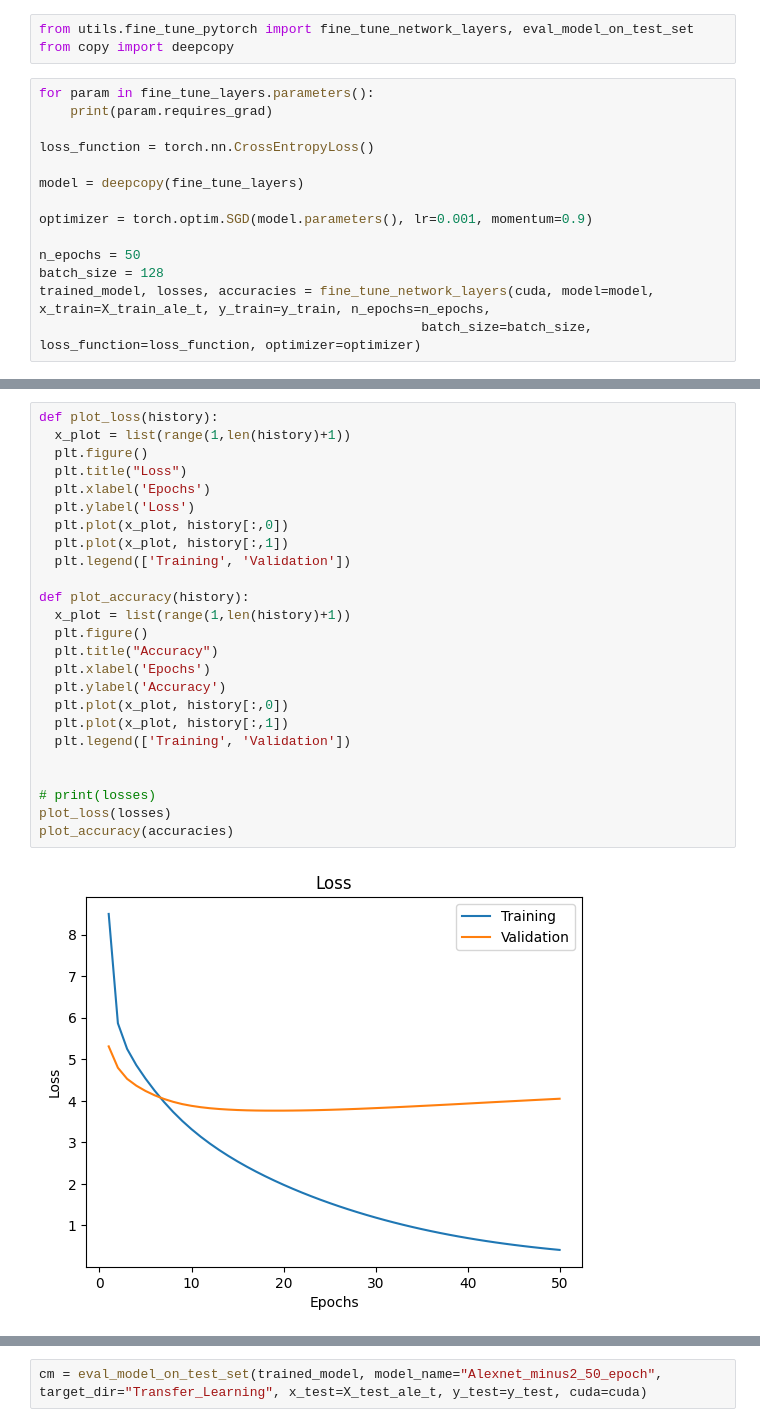
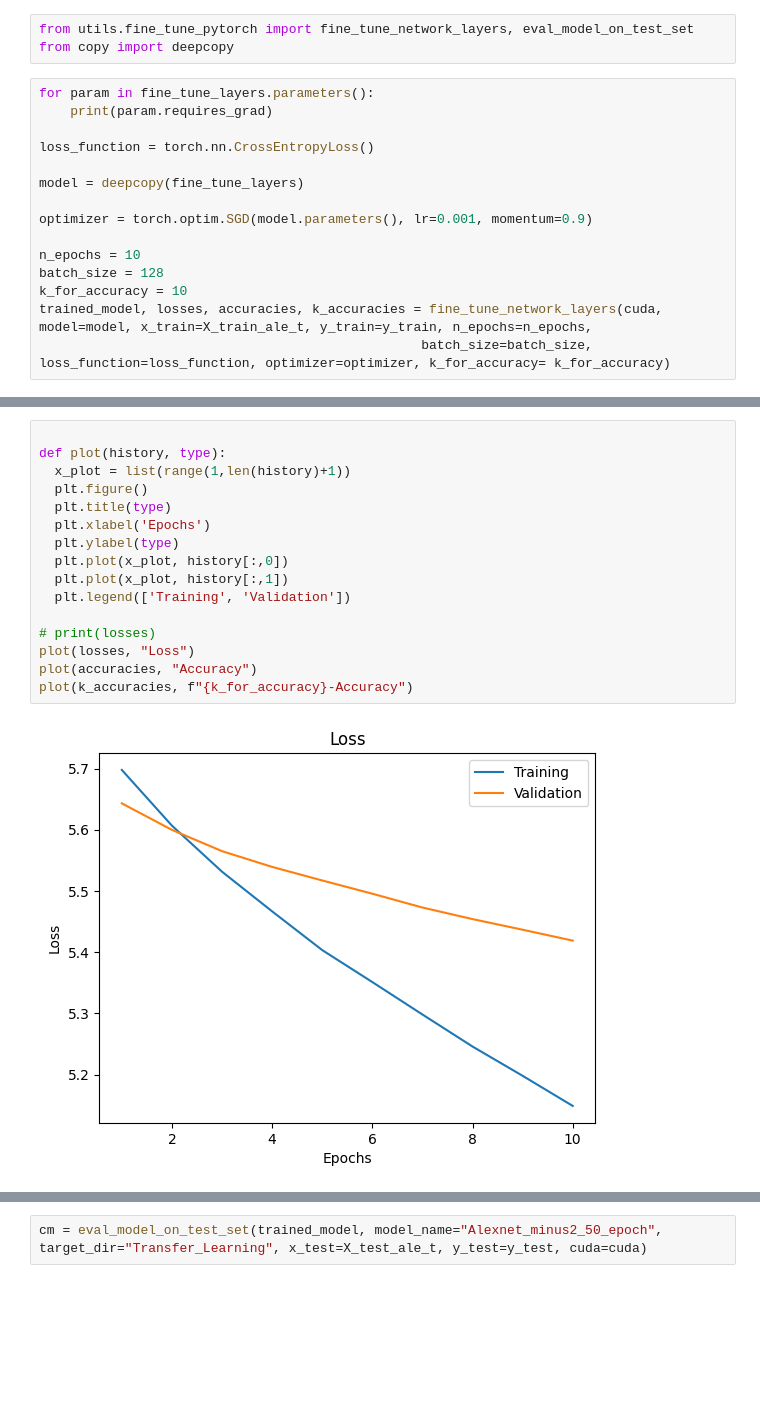
Before and after one commit to Adri261/progettoVIPM, a Jupyter notebook: Transfer_Learning/transfer-learning-with-alexnet.ipynb, the cells around one changed output, grey strips where cells are left out. Saved outputs shown, nothing was run; the diff lists cells and outputs as text; blank space fills up the shorter version.

Commit message:
implemented k-accuracy

```diff
--- a/Transfer_Learning/transfer-learning-with-alexnet.ipynb
+++ b/Transfer_Learning/transfer-learning-with-alexnet.ipynb
@@ -236,8 +236,9 @@ model = deepcopy(fine_tune_layers)
 
 optimizer = torch.optim.SGD(model.parameters(), lr=0.001, momentum=0.9)
 
-n_epochs = 50
+n_epochs = 10
 batch_size = 128
-trained_model, losses, accuracies = fine_tune_network_layers(cuda, model=model, x_train=X_train_ale_t, y_train=y_train, n_epochs=n_epochs,
-                                                 batch_size=batch_size, loss_function=loss_function, optimizer=optimizer)
+k_for_accuracy = 10
+trained_model, losses, accuracies, k_accuracies = fine_tune_network_layers(cuda, model=model, x_train=X_train_ale_t, y_train=y_train, n_epochs=n_epochs,
+                                                 batch_size=batch_size, loss_function=loss_function, optimizer=optimizer, k_for_accuracy= k_for_accuracy)
 # %% [output]
@@ -246,27 +262,18 @@ LOSS: train 0.4120283954449602; valid 4.049596691131592
 # %%
-def plot_loss(history):
+
+def plot(history, type):
   x_plot = list(range(1,len(history)+1))
   plt.figure()
-  plt.title("Loss")
+  plt.title(type)
   plt.xlabel('Epochs')
-  plt.ylabel('Loss')
+  plt.ylabel(type)
   plt.plot(x_plot, history[:,0])
   plt.plot(x_plot, history[:,1])
   plt.legend(['Training', 'Validation'])
 
-def plot_accuracy(history):
-  x_plot = list(range(1,len(history)+1))
-  plt.figure()
-  plt.title("Accuracy")
-  plt.xlabel('Epochs')
-  plt.ylabel('Accuracy')
-  plt.plot(x_plot, history[:,0])
-  plt.plot(x_plot, history[:,1])
-  plt.legend(['Training', 'Validation'])
-
-
 # print(losses)
-plot_loss(losses)
-plot_accuracy(accuracies)
+plot(losses, "Loss")
+plot(accuracies, "Accuracy")
+plot(k_accuracies, f"{k_for_accuracy}-Accuracy")
 # %% [output]
-[figure, old version]
+[figure, new version]
```
Also changed, not shown: parts of 2 cells of this notebook, 3 other files.
